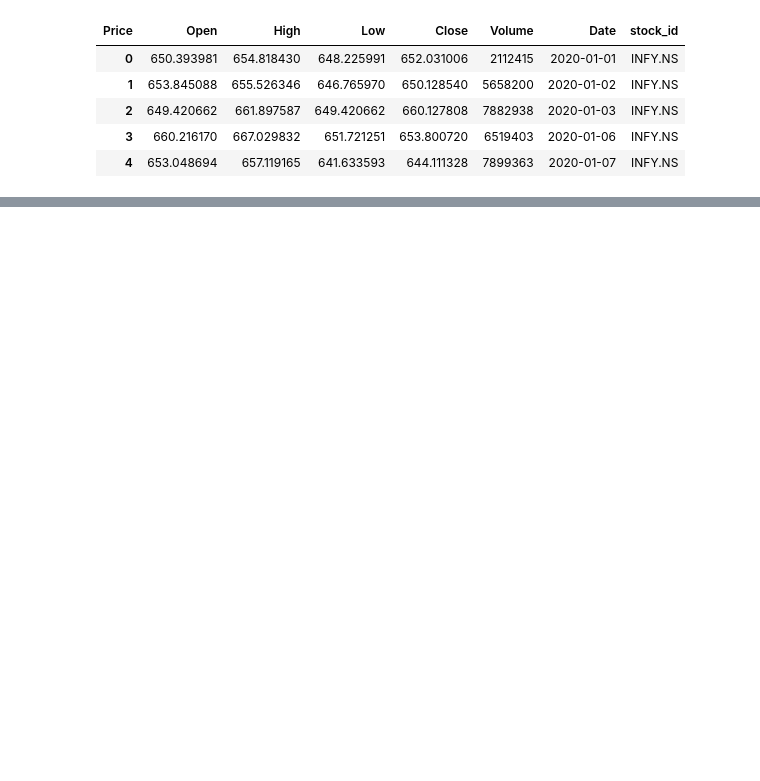
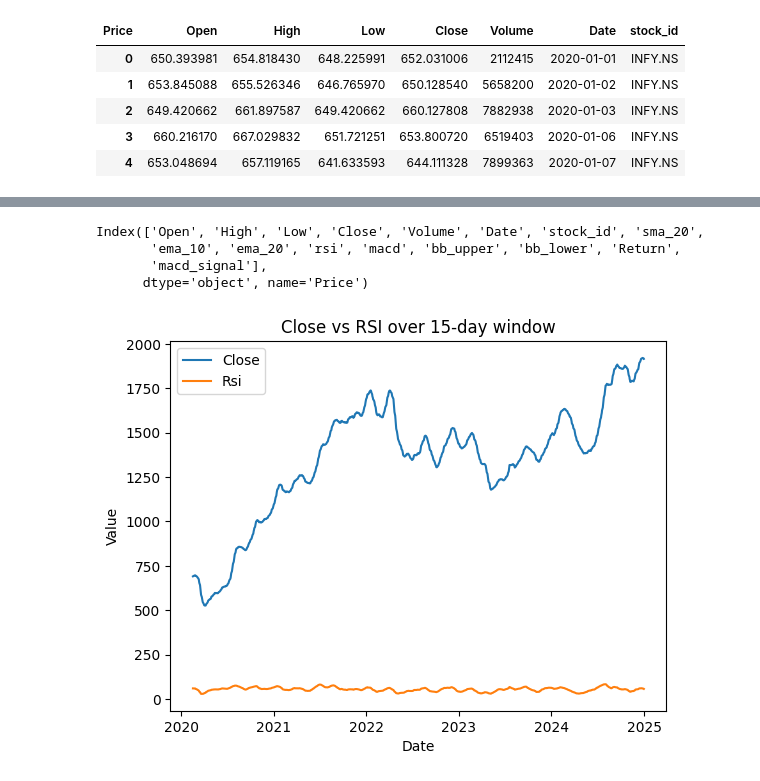
Before and after one commit to prashant-004/stock_prediction, a Jupyter notebook: notebook/get_data.ipynb, the cells around one changed output, grey strips where cells are left out. Saved outputs shown, nothing was run; the diff lists cells and outputs as text; code cells hidden in the pictures; blank space fills up the shorter version.

Commit message:
Added stock charts

```diff
--- a/notebook/get_data.ipynb
+++ b/notebook/get_data.ipynb
@@ -32,6 +36,7 @@ df = get_stock(stock,start,end)
 # %%
 df.reset_index()
 df.columns = df.columns.droplevel(1)
+df['Date'] = pd.to_datetime(df['Date'])
 # %%
 df.head()
 # %% [output]
@@ -51,6 +56,8 @@ df['rsi'] = TA.RSI(df)
 df['macd'] = TA.MACD(df)['MACD']
 df['bb_upper'] = TA.BBANDS(df)['BB_UPPER']
 df['bb_lower'] = TA.BBANDS(df)['BB_LOWER']
+df['Return'] = df['Close'].pct_change()
+df['macd_signal'] = TA.MACD(df)['SIGNAL']
 # %%
 df.isna().sum()
 # %% [output]
@@ -93,0 +133,7 @@ dtype: int64
+# %%
+df.columns
+# %% [output]
+Index(['Open', 'High', 'Low', 'Close', 'Volume', 'Date', 'stock_id', 'sma_20',
+       'ema_10', 'ema_20', 'rsi', 'macd', 'bb_upper', 'bb_lower', 'Return',
+       'macd_signal'],
+      dtype='object', name='Price')
@@ -93,0 +166,12 @@ dtype: int64
+# %%
+window_size = 15
+# %%
+sns.lineplot(data= df ,x=df['Date'],y=df['Close'].rolling(window_size).mean(),label='Close')
+sns.lineplot(data= df ,x=df['Date'],y=df['rsi'].rolling(window_size).mean(),label='Rsi')
+plt.title(f'Close vs RSI over {window_size}-day window')
+plt.xlabel('Date')
+plt.ylabel('Value')
+plt.legend()
+plt.show()
+# %% [output]
+[figure, added]
```
Also changed, not shown: parts of 21 cells of this notebook.
